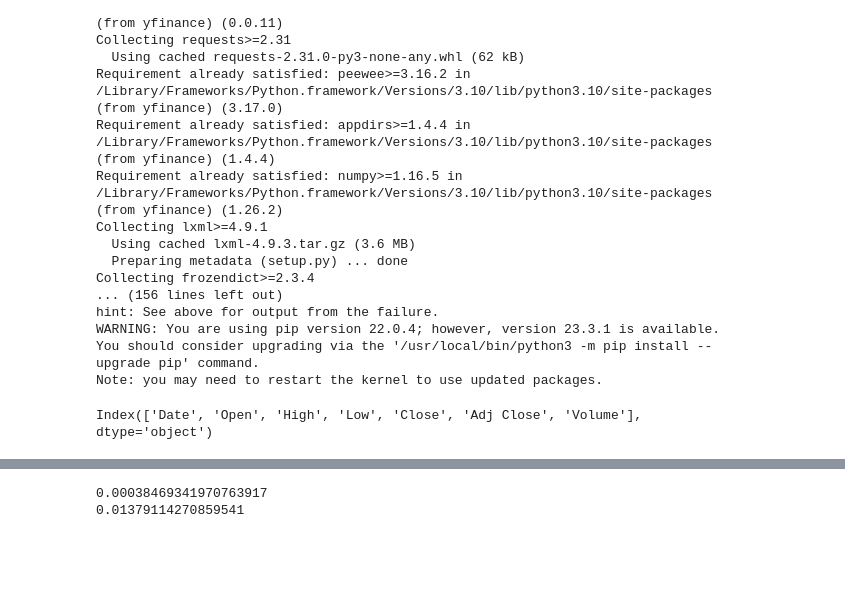
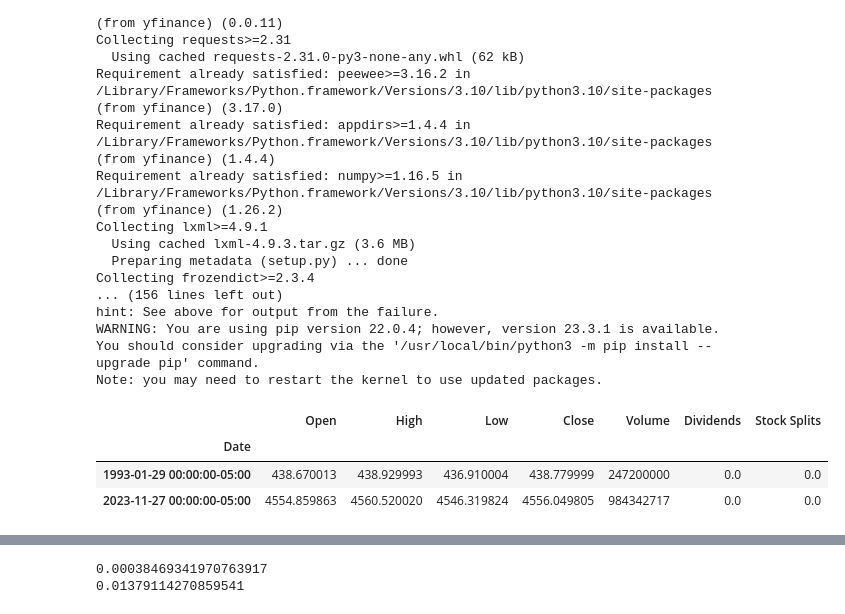
Before and after one commit to 1-stefan/MA477, a Jupyter notebook: MA477/Final Proj-477.ipynb, the cells around one changed output, grey strips where cells are left out. Saved outputs shown, nothing was run; the diff lists cells and outputs as text; code cells hidden in the pictures; blank space fills up the shorter version.

Commit message:
Fixed calculation for regime probabilities, now using ^GSPC ticker as SP500 comparison

```diff
--- a/MA477/Final Proj-477.ipynb
+++ b/MA477/Final Proj-477.ipynb
@@ -34,10 +32,34 @@ You should consider upgrading via the '/usr/local/bin/python3 -m pip install --u
 Note: you may need to restart the kernel to use updated packages.
 # %%
 #dfpep = pd.read_csv("/Users/zachazherman/Documents/4th Year Classes/MA477/PEP.csv")
-# %%
-dfpep.columns
-# %% [output]
-Index(['Date', 'Open', 'High', 'Low', 'Close', 'Adj Close', 'Volume'], dtype='object')
+# %%
+#dfpep.columns
+ticker = yf.Ticker('SPY')
+df = ticker.history(period = 'max')
+#df = pd.DataFrame(df, index = True)
+first_last = df.iloc[[0, -1]]
+start_per = first_last.iloc[:,0].index[0]
+end_per = first_last.iloc[:,0].index[1]
+#days = first_last.index
+##days[0]
+#days[1]
+#first_last['Close'].iloc[1]
+#first_last.iloc[:,0].index[0]
+#start_per = first_last['Date'].iloc[0]#
+sp500 = yf.Ticker('^GSPC')
+df2 = sp500.history(period = 'max')
+sp_first = df2.loc[df2.index == start_per]
+sp_e = df2.loc[df2.index == end_per]
+sp_e
+sp_per = df2.loc[(df2.index == start_per) | (df2.index == end_per)]
+sp_per
+#sp_rate = (sp_per['Close'].iloc[0]/sp_per['Close'].iloc[1])*100
+#sp_rate
+# %% [output]
+|  | Open | High | Low | Close | Volume | Dividends | Stock Splits |
+| Date |  |  |  |  |  |  |  |
+| 1993-01-29 00:00:00-05:00 | 438.670013 | 438.929993 | 436.910004 | 438.779999 | 247200000 | 0.0 | 0.0 |
+| 2023-11-27 00:00:00-05:00 | 4554.859863 | 4560.520020 | 4546.319824 | 4556.049805 | 984342717 | 0.0 | 0.0 |
 # %%
 #pick a stock for the regime model based on users input ticker
 #calculate intraday, overnight, and daily returns
```
Also changed, not shown: parts of 2 cells of this notebook.
